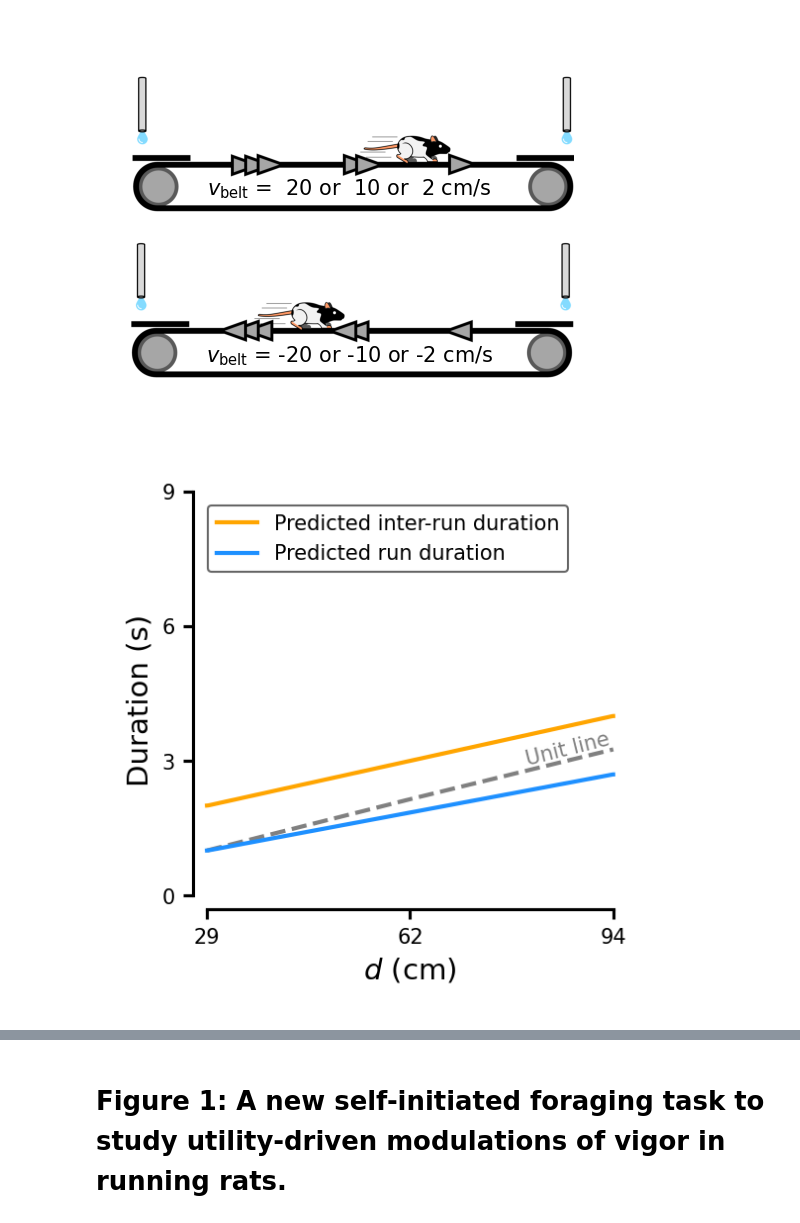
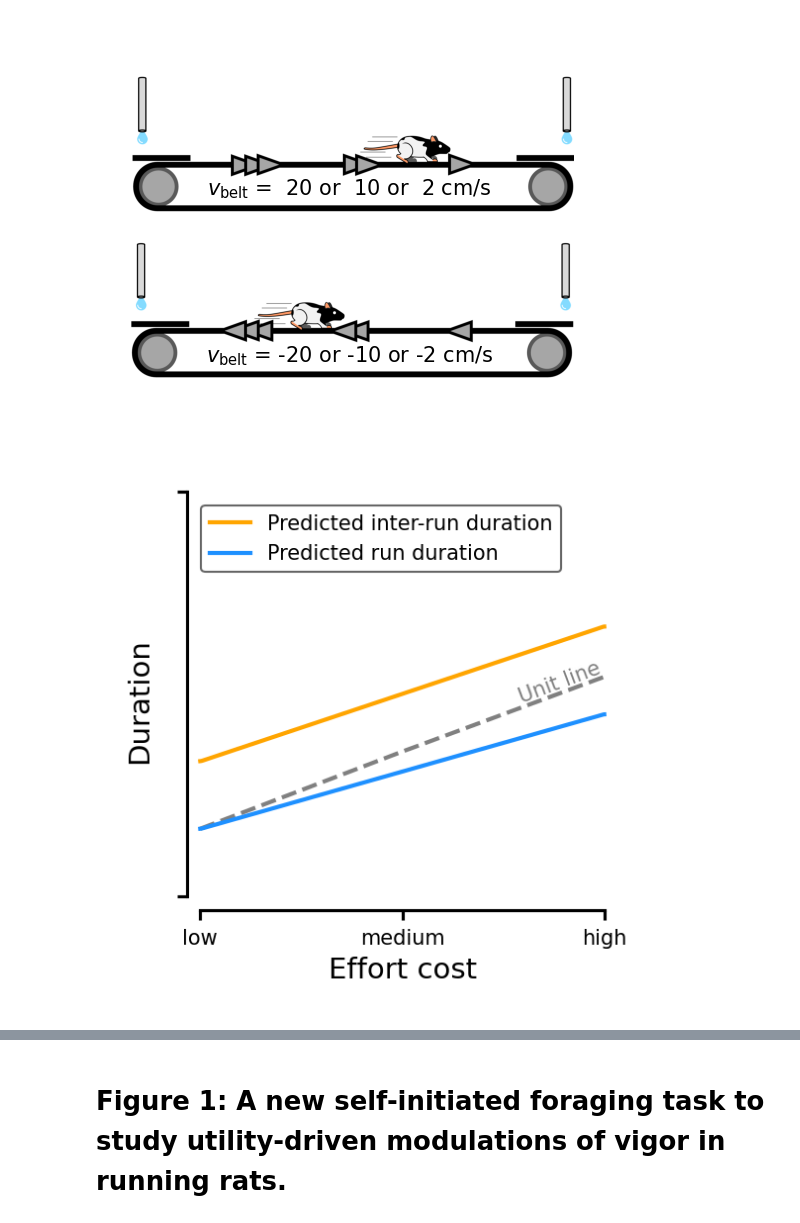
Before and after one commit to HeathenToaster/RunningFastAndSlow, a Jupyter notebook: Figure_1.ipynb, the cells around one changed output, grey strips where cells are left out. Drawn from its saved outputs; the diff is of its cells as text; code cells hidden in the pictures.

```diff
--- a/Figure_1.ipynb
+++ b/Figure_1.ipynb
@@ -250,12 +250,12 @@ def Figure1D(ax=None):
 
 
     ax.set_xlim(0, 3600)
-    ax.set_ylim(0, 9)
+    ax.set_ylim(0, 6)
     ax.set_xticks([0, 1800, 3600])
-    ax.set_xticklabels(["29", "62", "94"])
-    ax.set_yticks(np.arange(0, 10, 3))
-    ax.set_xlabel(r'$d$ (cm)')
-    ax.set_ylabel("Duration (s)")
+    ax.set_xticklabels(['low', 'medium', "high"])
+    ax.set_yticks([0, 6], labels=[' ',' '])
+    ax.set_xlabel("Effort cost")
+    ax.set_ylabel("Duration")
 
     x = np.arange(0, 3600, 1)
     mock_runs = make_mock_data(initial_value=1, slope=1.7/3600, reward_effect=0)
@@ -264,34 +264,34 @@ def Figure1D(ax=None):
     ax.plot(x, mock_runs, color='dodgerblue', label='Predicted run duration')
     ax.plot(x, mock_idle, color='orange', label='Predicted inter-run duration')
 
 
 
     avg60 = mock_runs[0]
     x, y = [0, 1800, 3600], [avg60, (62/29)*avg60, (94/29)*avg60]
     ax.plot(x, y, color='gray', linestyle='--', linewidth=1, alpha=1, zorder=0,)
     p, cov = curve_fit(lambda x, *p: np.polyval(p, x), x, y, p0=[0, 0])  # overkill, text should now be parallel to the line
 
     real_slope = p[0]
     yr = ax.get_ylim()
     xr = ax.get_xlim()
     slope_display = real_slope * ((xr[1] - xr[0]) / (yr[1] - yr[0]))
     angle = np.degrees(np.arctan(slope_display))
     xt = 3200
     m, b = p
     yt = np.polyval([m, b], xt) - 0.2
     ax.text(s='Unit line', x=xt, y=yt, ha="center", va="bottom", fontsize=5, color='gray', rotation=angle)
 
 
     handles, labels = ax.get_legend_handles_labels()
     unique = [(h, l) for i, (h, l) in enumerate(zip(handles, labels)) if l not in labels[:i]]
     ax.legend(*zip(*unique[::-1]), loc='upper left', bbox_to_anchor=(0.01, 0.99), frameon=True, fontsize=5, markerscale=1, edgecolor='k', facecolor='w').get_frame().set_linewidth(.5)
     space_axes(ax)
 
 
 fig, ax = plt.subplots(1, 1, figsize = (cm2inch(4.5), cm2inch(4.5)))
 Figure1D(ax=ax)
 # %% [output]
-[figure, old version]
+[figure, new version]
 # %%
 
 def Figure1F(ax=None):
```
Also changed, not shown: parts of 4 cells of this notebook, 3 other files.
